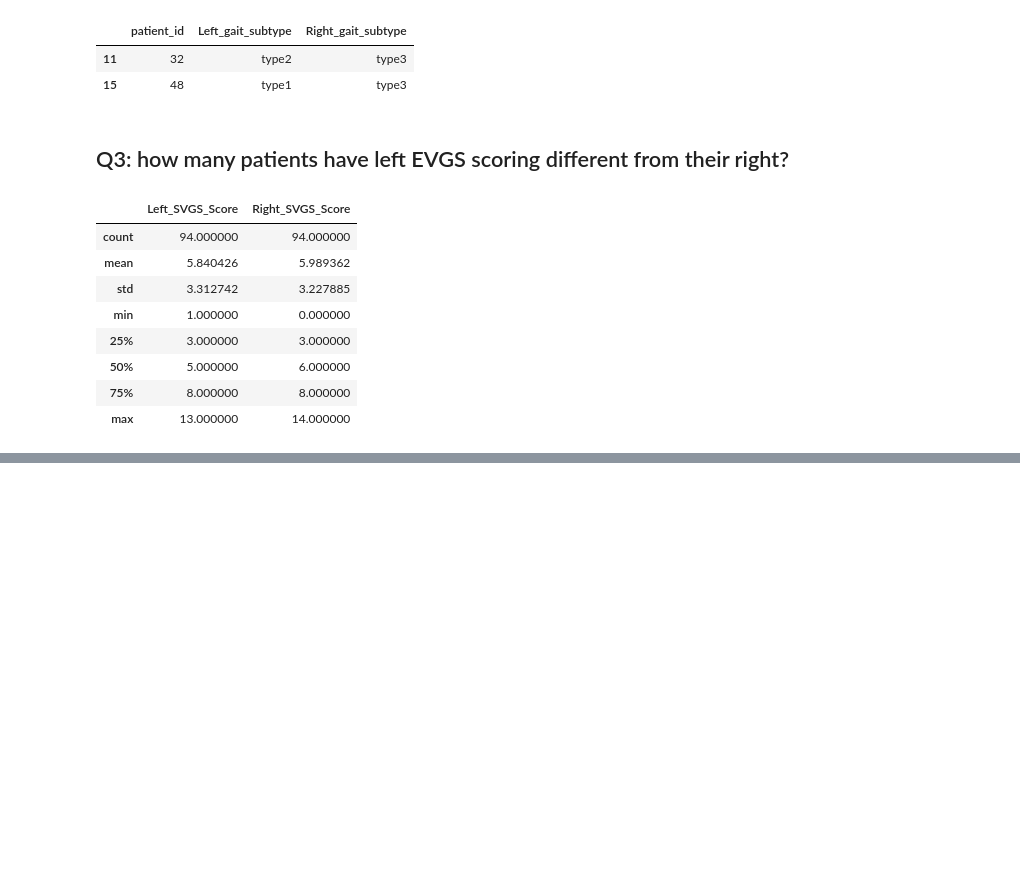
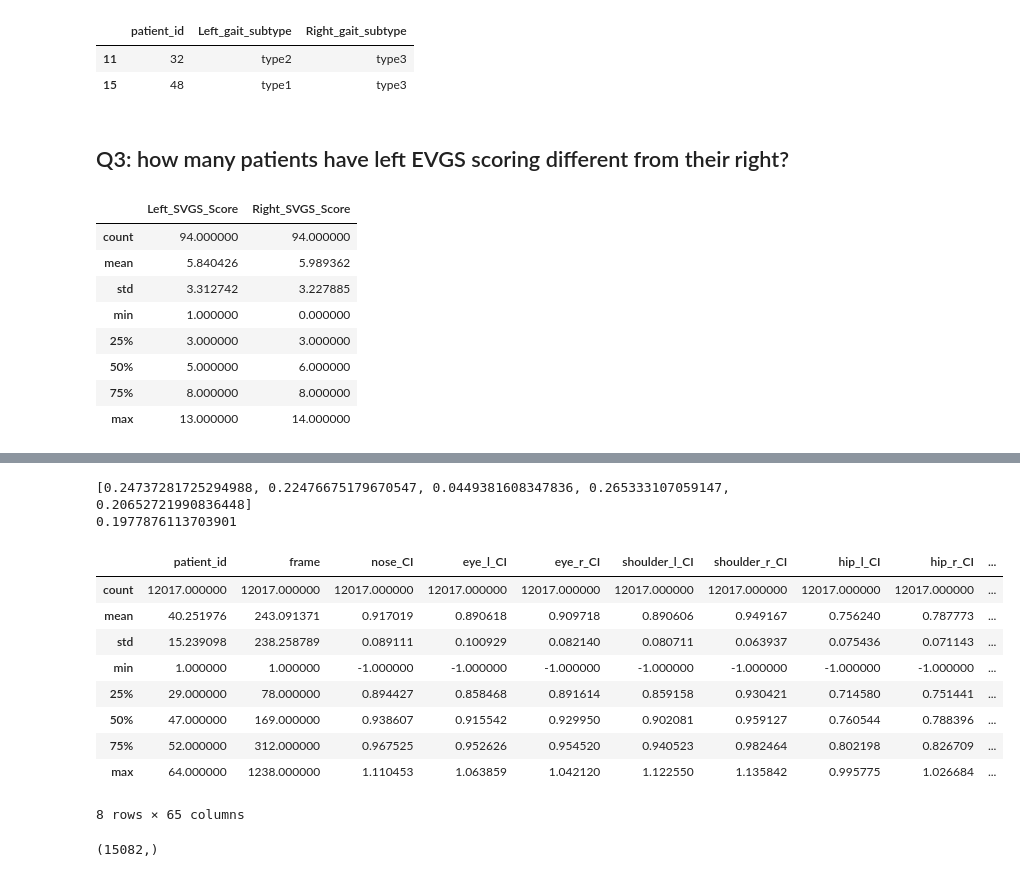
Before and after one commit to affogato-lab/CVPR-2026-mochi, a Jupyter notebook: CVPR_2026.ipynb, the cells around one changed output, grey strips where cells are left out. Cells and saved outputs as stored; diff of their text form; code cells hidden in the pictures; blank space fills up the shorter version.

```diff
--- a/CVPR_2026.ipynb
+++ b/CVPR_2026.ipynb
@@ -254,3 +370,13 @@ print(front_df.shape[0]+back_df.shape[0]+left_df.shape[0]+right_df.shape[0])
+# %%
+front_df = kpt_explode(front_df)
+back_df = kpt_explode(back_df)
+left_df = kpt_explode(left_df)
+right_df =kpt_explode(right_df)
+
+front_df = front_df.groupby('patient_id', group_keys=False).apply(get_peak_vectorized)
+back_df = back_df.groupby('patient_id', group_keys=False).apply(get_peak_vectorized)
+left_df = left_df.groupby('patient_id', group_keys=False).apply(get_peak_vectorized)
+right_df = right_df.groupby('patient_id', group_keys=False).apply(get_peak_vectorized)
 # %%
 T1 = [4, 5, 18, 26, 28, 40, 42, 43, 47, 48, 53, 54, 72, 78, 83, 85]
 T2 = [4, 6, 7, 13, 26, 35, 39, 42, 50]
@@ -395,0 +444,3 @@ train_t2_front.groupby('Right_gait_subtype')[CI].mean()
+# %%
+train_t2_left = train_t2_left.fillna(-1)
+train_t2_right = train_t2_right.fillna(-1)
@@ -395,0 +501,33 @@ train_t2_front.groupby('Right_gait_subtype')[CI].mean()
+# %%
+train_t2_right.drop('Left_gait_subtype', axis = 1, inplace = True)
+train_t2_right['Right_gait_subtype'] = train_t2_right['Right_gait_subtype'].map({'WNL': 0, 'type1': 1,'type2': 2,'type3': 3, 'type4':4})
+y_right = train_t2_right.pop('Right_gait_subtype')
+train_t2_right.drop('bbox', axis = 1, inplace = True)
+smote_pipeline = make_pipeline(SMOTE(sampling_strategy = 'not majority', k_neighbors = 5, random_state=42),
+                               XGBClassifier(objective = 'multi:softprob', num_class = 5))
+gtscv = GroupTimeSeriesSplit(**cv_params)
+class_weights = y_right.value_counts().to_dict()
+sample_weights = compute_sample_weight(class_weight = class_weights, y=y_right)
+groups_right = train_t2_right.patient_id
+
+f1_macro_scores = cross_val_score(smote_pipeline, train_t2_right, y_right, groups = train_t2_right.patient_id, cv = gtscv, scoring = 'f1_macro',)
+acc2_scores = cross_val_score(smote_pipeline, train_t2_right, y_right, groups = train_t2_right.patient_id, cv = gtscv, scoring = acc2,)
+scores = [float((f1_macro_scores[i]+acc2_scores[i])/2) for i in range(5)]
+print(scores)
+print(np.sum(scores)/5)
+# %% [output]
+[0.24737281725294988, 0.22476675179670547, 0.0449381608347836, 0.265333107059147, 0.20652721990836448]
+0.1977876113703901
+# %%
+train_t2_right.describe()
+# %% [output]
+|  | patient_id | frame | nose_CI | eye_l_CI | eye_r_CI | shoulder_l_CI | shoulder_r_CI | hip_l_CI | hip_r_CI | ... |
+| count | 12017.000000 | 12017.000000 | 12017.000000 | 12017.000000 | 12017.000000 | 12017.000000 | 12017.000000 | 12017.000000 | 12017.000000 | ... |
+| mean | 40.251976 | 243.091371 | 0.917019 | 0.890618 | 0.909718 | 0.890606 | 0.949167 | 0.756240 | 0.787773 | ... |
+| std | 15.239098 | 238.258789 | 0.089111 | 0.100929 | 0.082140 | 0.080711 | 0.063937 | 0.075436 | 0.071143 | ... |
+| min | 1.000000 | 1.000000 | -1.000000 | -1.000000 | -1.000000 | -1.000000 | -1.000000 | -1.000000 | -1.000000 | ... |
+| 25% | 29.000000 | 78.000000 | 0.894427 | 0.858468 | 0.891614 | 0.859158 | 0.930421 | 0.714580 | 0.751441 | ... |
+| 50% | 47.000000 | 169.000000 | 0.938607 | 0.915542 | 0.929950 | 0.902081 | 0.959127 | 0.760544 | 0.788396 | ... |
+| 75% | 52.000000 | 312.000000 | 0.967525 | 0.952626 | 0.954520 | 0.940523 | 0.982464 | 0.802198 | 0.826709 | ... |
+| max | 64.000000 | 1238.000000 | 1.110453 | 1.063859 | 1.042120 | 1.122550 | 1.135842 | 0.995775 | 1.026684 | ... |
+8 rows × 65 columns
@@ -395,0 +542,4 @@ train_t2_front.groupby('Right_gait_subtype')[CI].mean()
+# %%
+y_left.shape
+# %% [output]
+(15082,)
```
Also changed, not shown: parts of 39 cells of this notebook.
